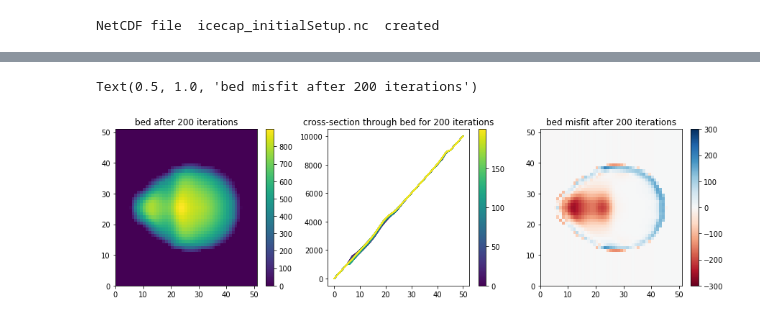
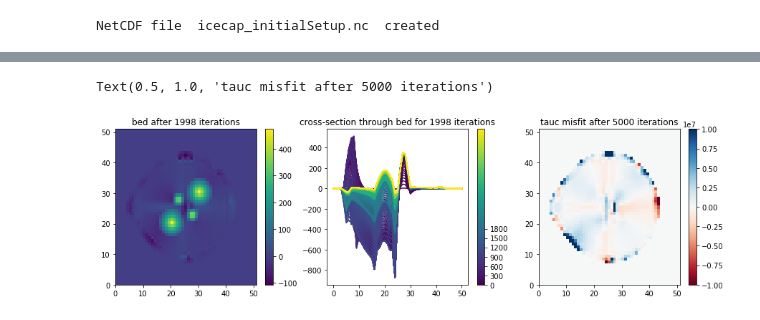
Before and after one commit to hahohe1892/thick_inv, a Jupyter notebook: icecap.ipynb, the cells around one changed output, grey strips where cells are left out. Saved outputs shown, nothing was run; the diff lists cells and outputs as text; code cells hidden in the pictures.

```diff
--- a/icecap.ipynb
+++ b/icecap.ipynb
@@ -360,16 +361,16 @@ axes[1].plot(range(nx), nc_data2[25,:])
 # %%
-### bed recovery ###
+# bed recovery ###
 S_ref = get_nc_data('icecap_output.nc', 'usurf', 0)
 S_rec = copy.deepcopy(S_ref)
 
 h_ref = get_nc_data('icecap_output.nc', 'thk', 0)
-B_rec = copy.deepcopy(base)#np.minimum(S_ref - 1, np.ones_like(topg)*5000)
+B_rec = np.zeros_like(topg)#np.minimum(S_ref - 1, np.ones_like(topg)*5000)
 dh_ref = np.zeros_like(topg)#nc_data - nc_data2
 B_init = copy.deepcopy(B_rec)
 
 tauc_rec = np.ones_like(tauc)*5e7
 tauc_init = copy.deepcopy(tauc_rec)
-vel_ref = get_nc_data('icecap_output.nc', 'velsurf_mag', 0)
+vel_ref = get_nc_data('icecap_output.nc', 'velsurf_mag', 0).data
 vel_rec = copy.deepcopy(vel_ref)
 
 mask = get_nc_data('icecap_output.nc', 'mask', 0)/2
@@ -386,11 +387,11 @@ misfit_thk_all = []
 misfit_fr_all = []
 S_rec_all = []
 
-pmax = 100
+pmax = 5000
 dt = 0.1
 beta = 1
-bw = 4
-p_friction = 500
+bw = 3
+p_friction = 1000
 
 !cp icecap_output.nc icecap_iteration_out.nc
 
@@ -402,6 +403,14 @@ with open('icecap_iteration_script.sh', 'w') as f:
     f.close()
 !cp icecap_iteration_out.nc icecap_iteration_in.nc
 !chmod +x icecap_iteration_script.sh
+# %%
+p_friction = 500
+pmax = 2500
+# %%
+p = 99
+B_rec = B_rec_all[p]
+tauc_rec = inpaint_nans(tauc_rec_all[p])
+S_rec = S_ref
 # %%
 for p in tqdm.trange(0, pmax):
 
@@ -514,21 +507,20 @@ KeyboardInterrupt:
 # %%
 colormap = plt.cm.viridis
-colors = [colormap(i) for i in np.linspace(0, 1,len(dh_all))]#len(tauc_rec_all))]
-bounds=np.linspace(0,200, 1000)
-norm = plt_colors.BoundaryNorm(bounds, colormap.N)
+colors = [colormap(i) for i in np.linspace(0,1,len(B_rec_all))]
+bounds=np.linspace(0,len(B_rec_all), 1000)
 fig, axes = plt.subplots(1,3, figsize=(15,4))
-field = axes[0].pcolor(S_ref - B_rec_all[200])#, vmin = 1e7, vmax = 1e8)
+field = axes[0].pcolor(B_rec)#, vmin = -2, vmax = 2, cmap='RdBu')
 fig.colorbar(field, ax=axes[0])
-for i in range(0,len(dh_all),10):
+for i in range(0,len(B_rec_all),10):
     lines = axes[1].plot(range(nx), B_rec_all[i][23,:], color=colors[i])
 
-cbar = fig.colorbar(plt.cm.ScalarMappable(norm=norm, cmap='viridis'), ax = axes[1], ticks=range(0,200, 50))
-field2 = axes[2].pcolor(B_rec_all[200]-topg, vmin = -300, vmax = 300, cmap='RdBu')
+cbar = fig.colorbar(plt.cm.ScalarMappable(norm=norm, cmap='viridis'), ax = axes[1], ticks=range(0,2000, 300))
+field2 = axes[2].pcolor(tauc_rec_all[-1]-tauc, vmin = -1e7, vmax = 1e7, cmap='RdBu')
 fig.colorbar(field2, ax = axes[2])
 
-axes[0].set_title('bed after 200 iterations')
-axes[1].set_title('cross-section through bed for 200 iterations')
-axes[2].set_title('bed misfit after 200 iterations')
+axes[0].set_title('bed after 1998 iterations')
+axes[1].set_title('cross-section through bed for 1998 iterations')
+axes[2].set_title('tauc misfit after 5000 iterations')
 # %% [output]
-Text(0.5, 1.0, 'bed misfit after 200 iterations')
+Text(0.5, 1.0, 'tauc misfit after 5000 iterations')
-[figure, old version]
+[figure, new version]
```
Also changed, not shown: parts of 21 cells of this notebook, 1 other file.
